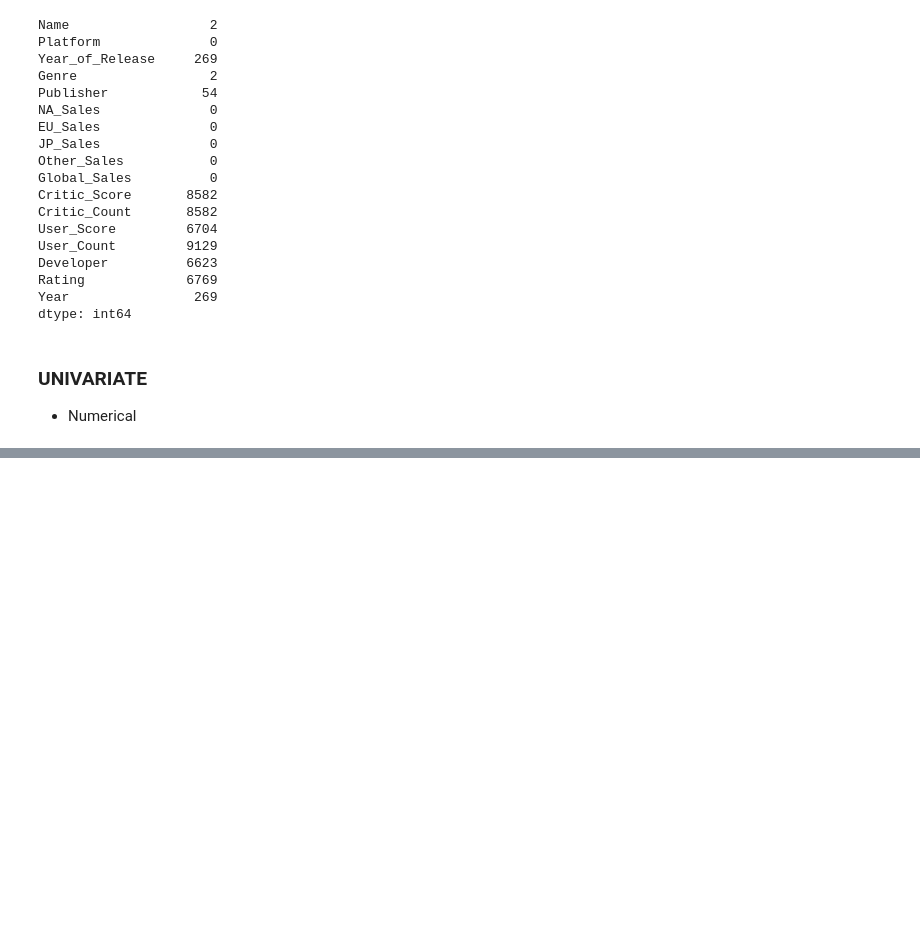
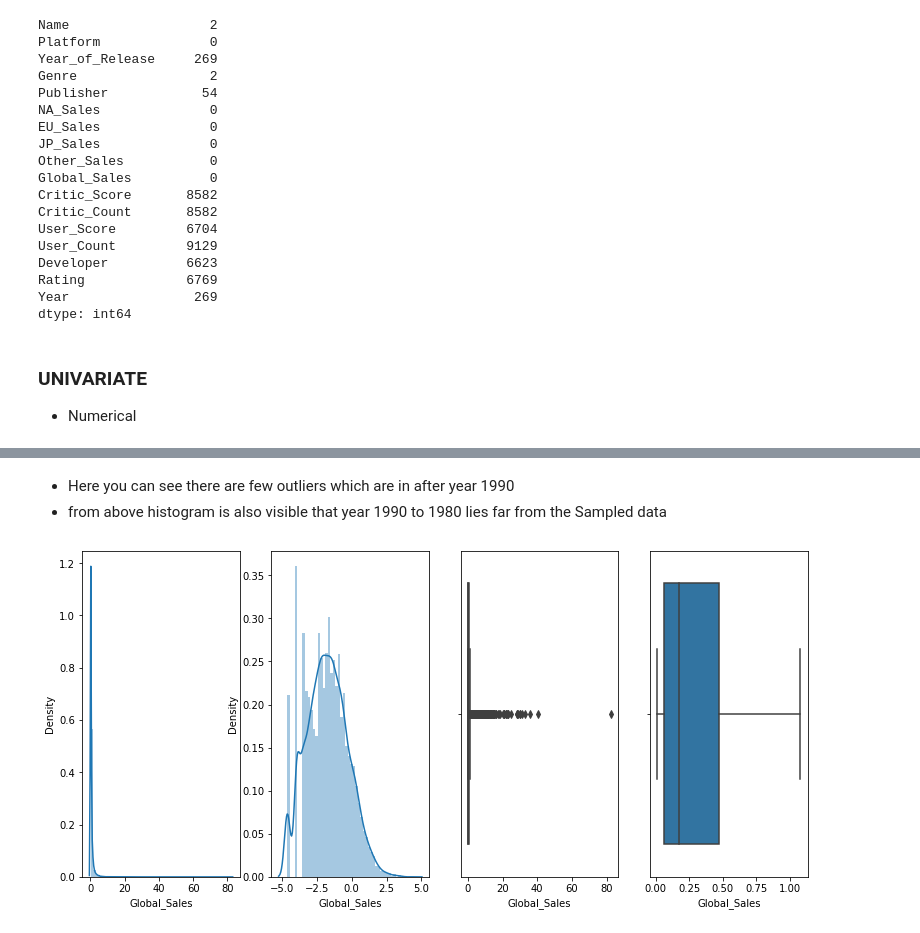
Before and after one commit to rushikeshnaik779/EDA, a Jupyter notebook: Video_Games_Sales.ipynb, the cells around one changed output, grey strips where cells are left out. Saved outputs shown, nothing was run; the diff lists cells and outputs as text; code cells hidden in the pictures; blank space fills up the shorter version.

```diff
--- a/Video_Games_Sales.ipynb
+++ b/Video_Games_Sales.ipynb
@@ -125,0 +153,14 @@ num_cols = ['Year_of_Release',
+# %% [markdown]
+- Here you can see there are few outliers which are in after year 1990
+- from above histogram is also visible that year 1990 to 1980 lies far from the Sampled data
+# %%
+global_sales = data['Global_Sales']
+fig, ax = plt.subplots(1, 4, figsize=(13, 6))
+sns.distplot(global_sales.dropna(), kde=True, ax=ax[0])
+sns.distplot(np.log(global_sales.dropna()), kde=True, ax=ax[1])
+
+sns.boxplot(global_sales.dropna(), ax=ax[2])
+sns.boxplot(global_sales.dropna(), ax=ax[3], showfliers=False)
+plt.show()
+# %% [output]
+[figure, added]
```
Also changed, not shown: parts of 9 cells of this notebook.
